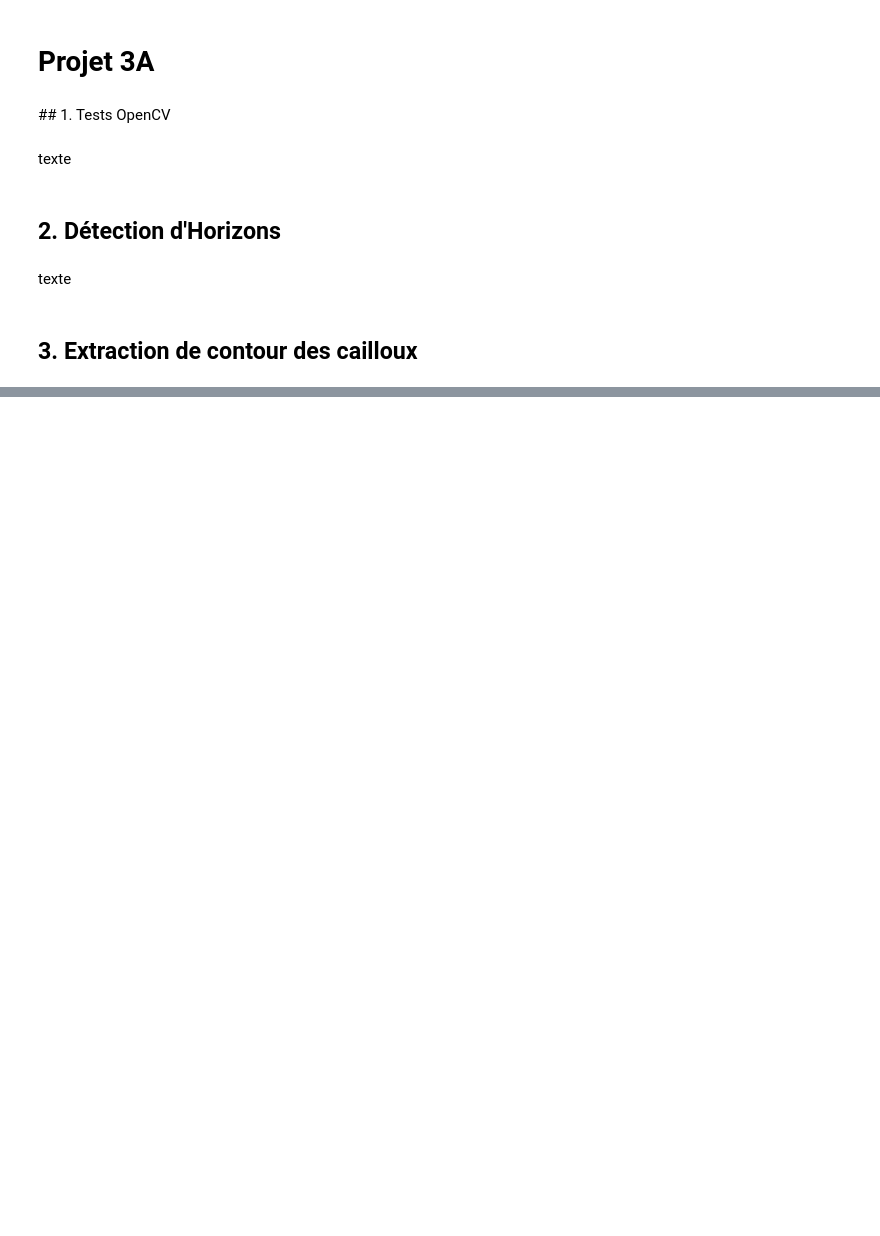
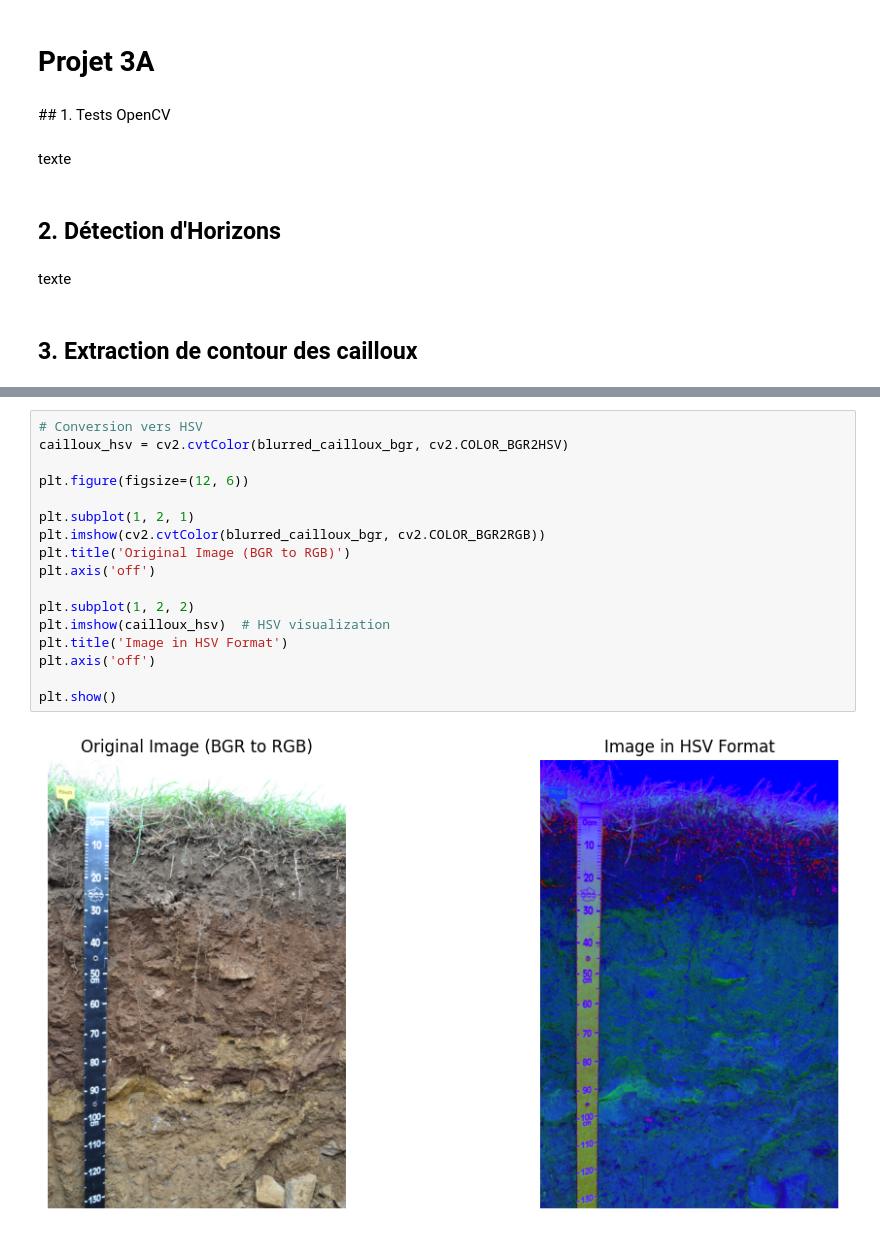
Before and after one commit to YuetongLU7/ACSE_Traitement_Image_Sol, a Jupyter notebook: projet3A.ipynb, the cells around one changed output, grey strips where cells are left out. Drawn from its saved outputs; the diff is of its cells as text; blank space fills up the shorter version.

```diff
--- a/projet3A.ipynb
+++ b/projet3A.ipynb
@@ -22,0 +53,19 @@ Step 3 : UDW algorithm
+# %%
+# Conversion vers HSV
+cailloux_hsv = cv2.cvtColor(blurred_cailloux_bgr, cv2.COLOR_BGR2HSV)
+
+plt.figure(figsize=(12, 6))
+
+plt.subplot(1, 2, 1)
+plt.imshow(cv2.cvtColor(blurred_cailloux_bgr, cv2.COLOR_BGR2RGB))
+plt.title('Original Image (BGR to RGB)')
+plt.axis('off')
+
+plt.subplot(1, 2, 2)
+plt.imshow(cailloux_hsv)  # HSV visualization
+plt.title('Image in HSV Format')
+plt.axis('off')
+
+plt.show()
+# %% [output]
+[figure, added]
```
Also changed, not shown: parts of 15 cells of this notebook.
